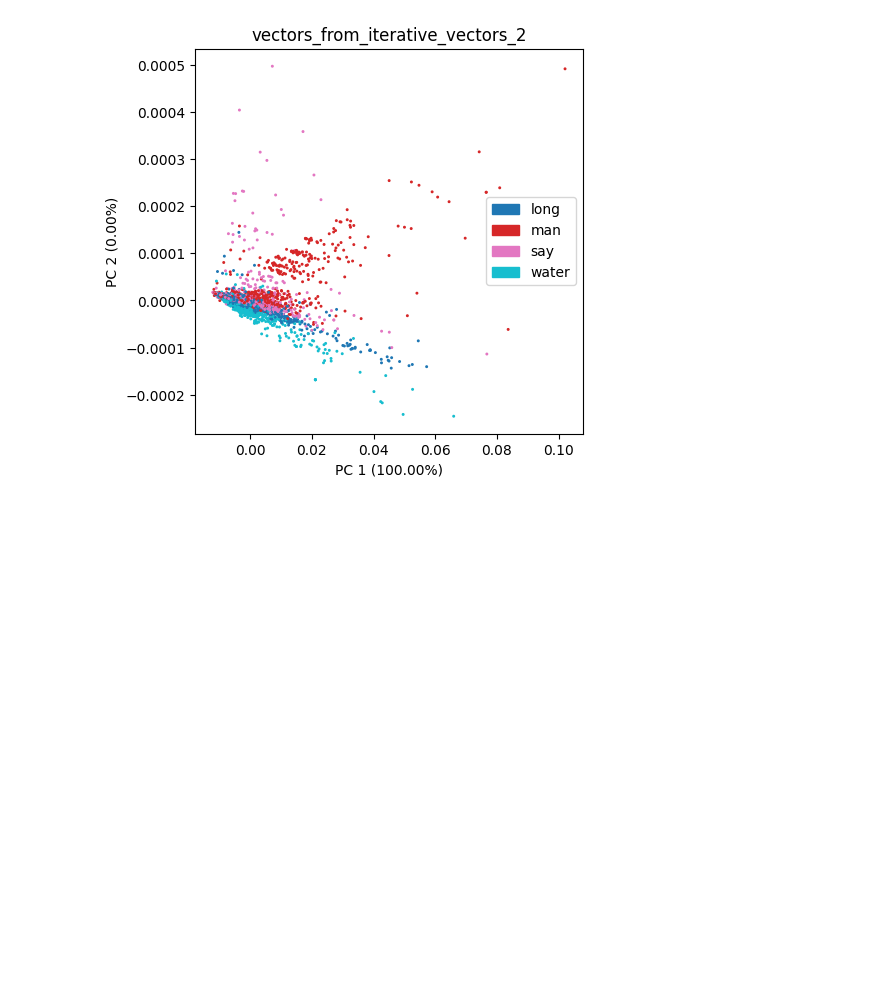
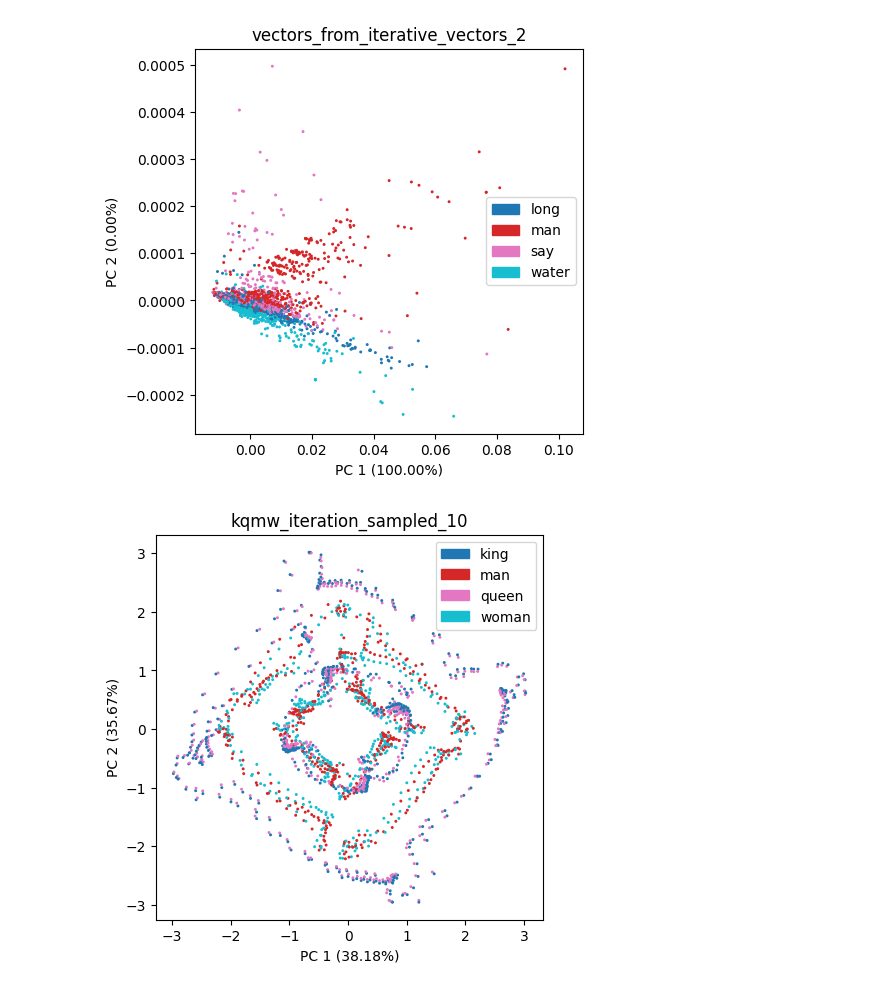
Before and after one commit to jsmnlao/Word-Embeddings-and-Bloom-Filters, a Jupyter notebook: pca_plots.ipynb, the cells around one changed output. Saved outputs shown, nothing was run; the diff lists cells and outputs as text; code cells hidden in the pictures; blank space fills up the shorter version.

Commit message:
generate sampled plots

```diff
--- a/pca_plots.ipynb
+++ b/pca_plots.ipynb
@@ -9,7 +9,7 @@ import json
 def pca_plot(data, fpath, comparing):
     points = []
     for word in comparing:
-        points.extend([word, np.array(row)] for row in random.sample(data[word], 1000))
+        points.extend([word, np.array(row)] for row in data[word])
     random.shuffle(points)
     labels = np.array([point[0] for point in points])
     lookup, clabels = np.unique(labels, return_inverse=True)
@@ -45,3 +45,10 @@ pca_plot(vectors_from_iterative_vectors, 'pca/vectors_from_iterative_vectors_2.p
 # %% [output]
 [figure]
 [figure]
+# %%
+with open('data/kqmw_iteration.json', 'r') as f:
+    kqmw_iteration = json.load(f)
+sampled_10 = {word:[kqmw_iteration[word][i] for i in range(0,len(kqmw_iteration[word]),10)] for word in kqmw_iteration}
+pca_plot(kqmw_iteration, 'pca/kqmw_iteration_sampled_10.png', ["king", "queen", "man", "woman"])
+# %% [output]
+[figure, added]
```
Also changed, not shown: 1 other file.
